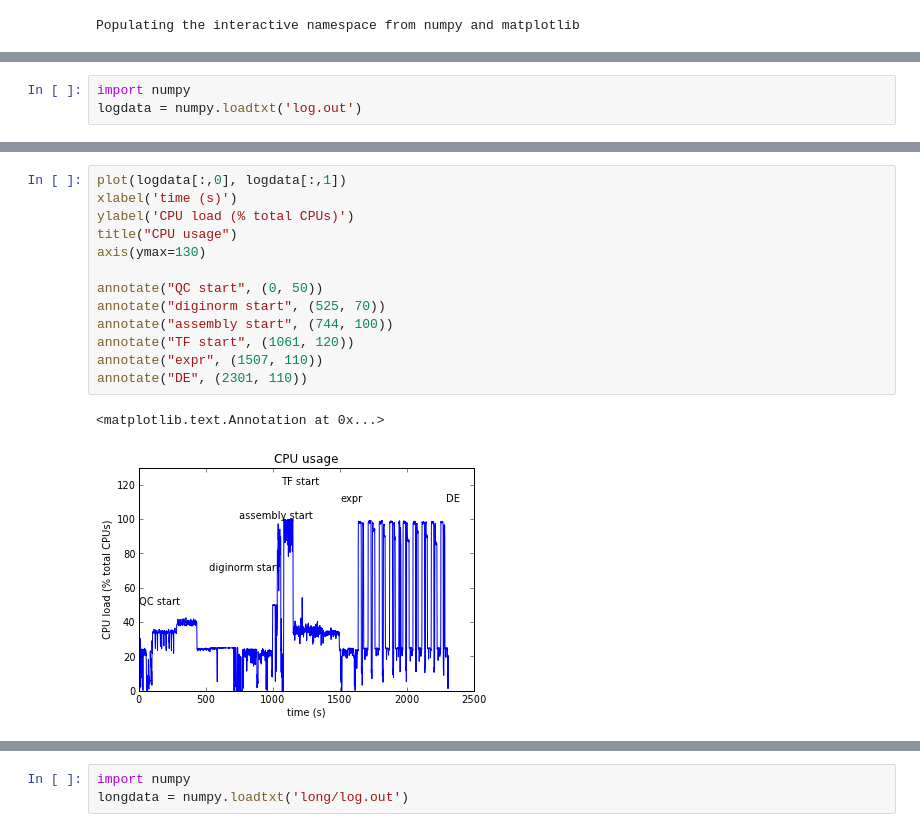
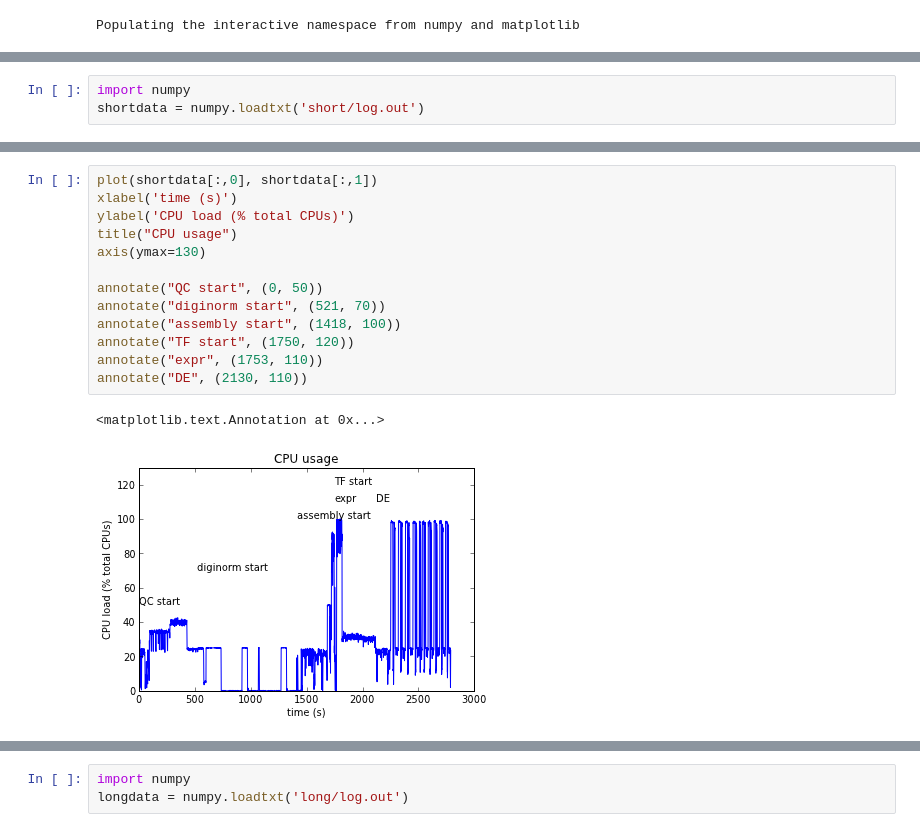
Before and after one commit to ctb/sartre, a Jupyter notebook: bench0.ipynb, the cells around one changed output, grey strips where cells are left out. Drawn from its saved outputs; the diff is of its cells as text.

```diff
--- a/bench0.ipynb
+++ b/bench0.ipynb
@@ -5,3 +7,3 @@ Populating the interactive namespace from numpy and matplotlib
 # %%
 import numpy
-logdata = numpy.loadtxt('log.out')
+shortdata = numpy.loadtxt('short/log.out')
@@ -8,16 +17,16 @@ logdata = numpy.loadtxt('log.out')
 # %%
-plot(logdata[:,0], logdata[:,1])
+plot(shortdata[:,0], shortdata[:,1])
 xlabel('time (s)')
 ylabel('CPU load (% total CPUs)')
 title("CPU usage")
 axis(ymax=130)
 
 annotate("QC start", (0, 50))
-annotate("diginorm start", (525, 70))
-annotate("assembly start", (744, 100))
-annotate("TF start", (1061, 120))
-annotate("expr", (1507, 110))
-annotate("DE", (2301, 110))
+annotate("diginorm start", (521, 70))
+annotate("assembly start", (1418, 100))
+annotate("TF start", (1750, 120))
+annotate("expr", (1753, 110))
+annotate("DE", (2130, 110))
 # %% [output]
 <matplotlib.text.Annotation at 0x...>
-[figure, old version]
+[figure, new version]
```
Also changed, not shown: parts of 7 cells of this notebook, 5 other files.
